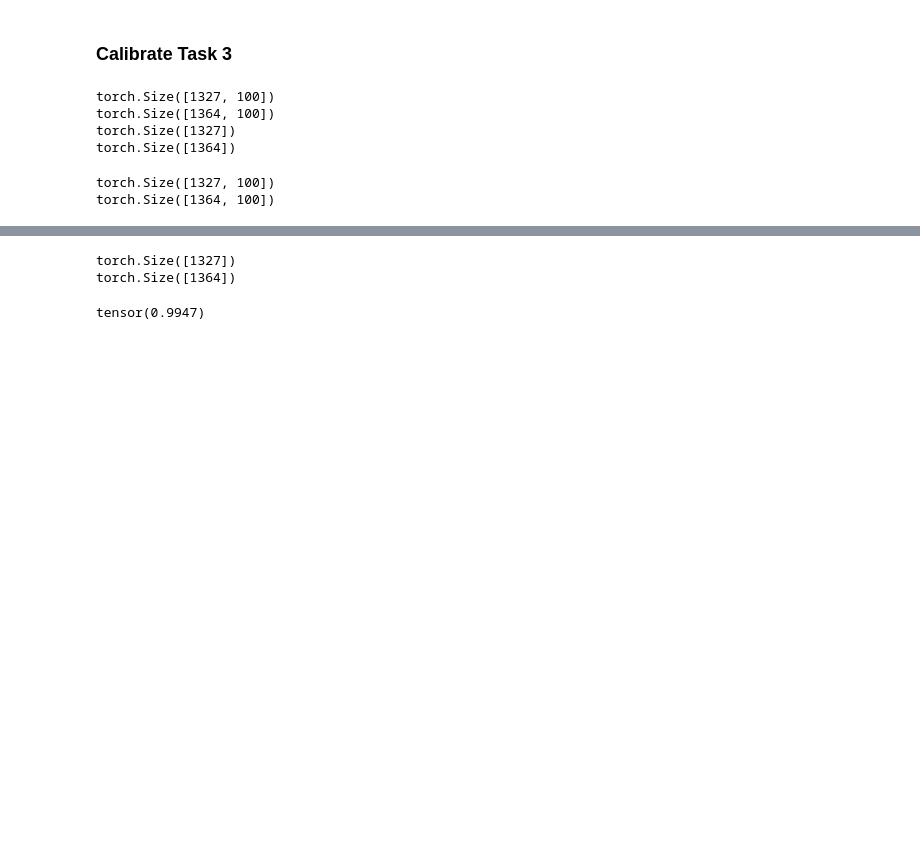
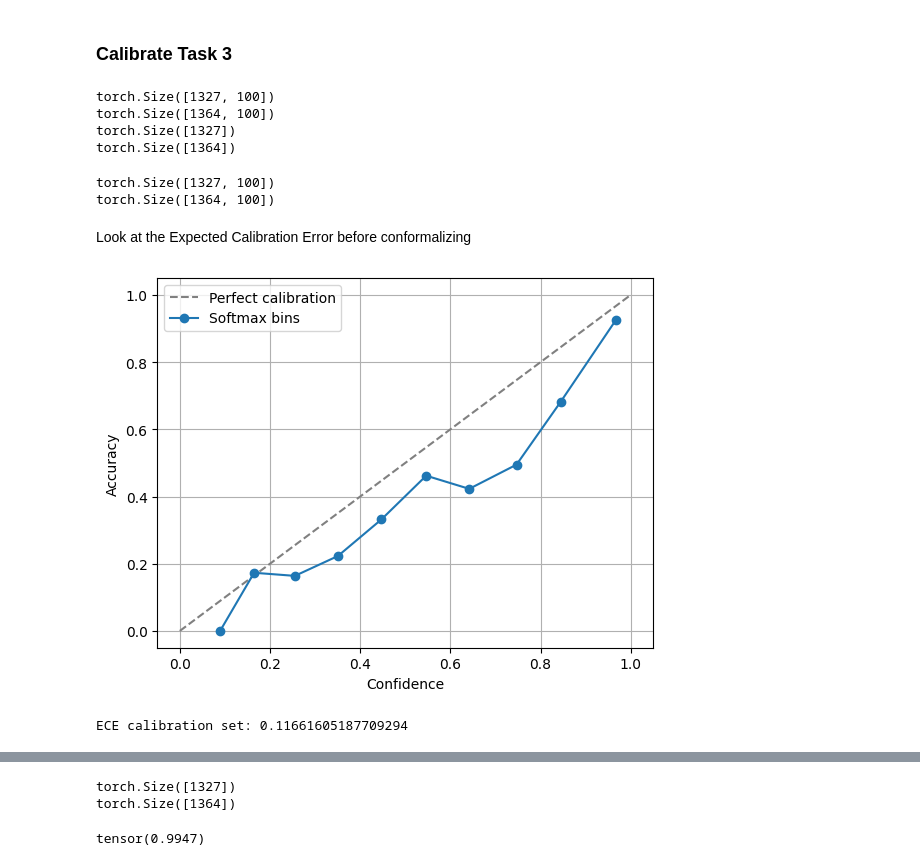
Before and after one commit to calgo-lab/BGR, a Jupyter notebook: notebooks/soil/Conformal_SoilNet.ipynb, the cells around one changed output, grey strips where cells are left out. Saved outputs shown, nothing was run; the diff lists cells and outputs as text; code cells hidden in the pictures; blank space fills up the shorter version.

Commit message:
ECE on Task 3 and conformal library

```diff
--- a/notebooks/soil/Conformal_SoilNet.ipynb
+++ b/notebooks/soil/Conformal_SoilNet.ipynb
@@ -545,3 +394,12 @@ print(all_pred_probs_test.shape)
 # %% [output]
 torch.Size([1327, 100])
 torch.Size([1364, 100])
+# %% [markdown]
+Look at the Expected Calibration Error before conformalizing
+# %%
+# Calibration curve on calib. set
+ece_calib = plot_calibration_curve(all_pred_probs_calib, all_true_hor_inds_calib, 10)
+print(f"ECE calibration set: {ece_calib}")
+# %% [output]
+[figure, added]
+ECE calibration set: 0.11661605187709294
```
Also changed, not shown: parts of 11 cells of this notebook, 1 other file.
